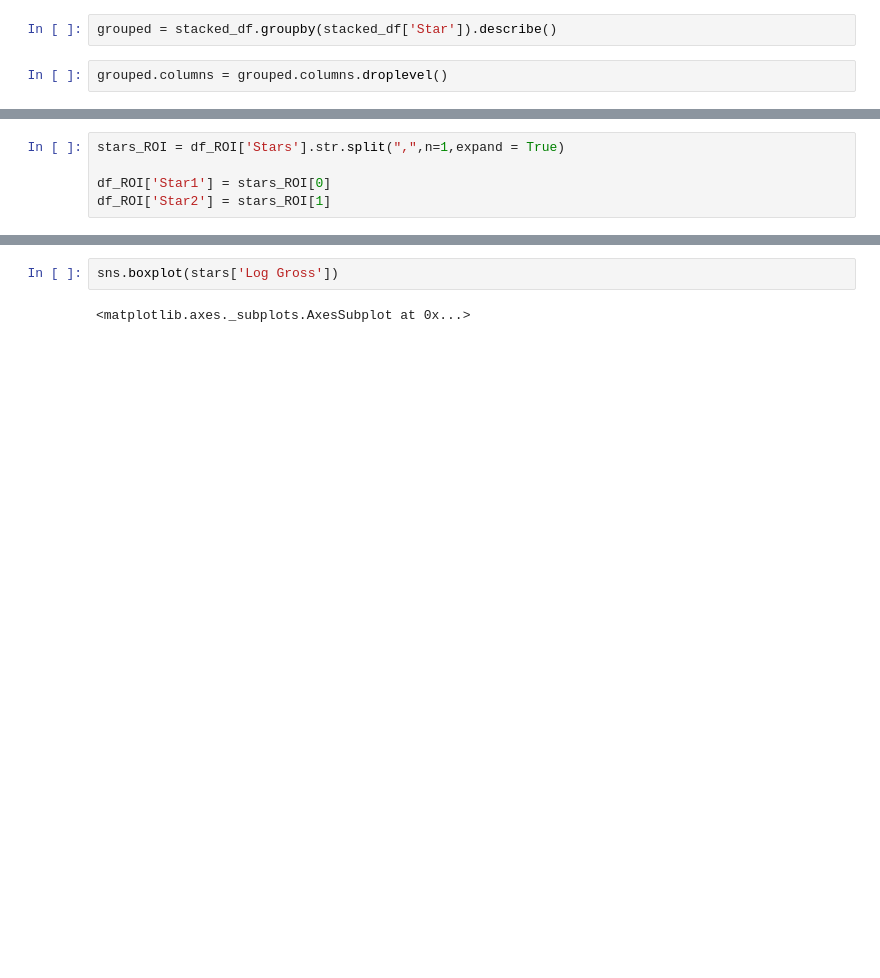
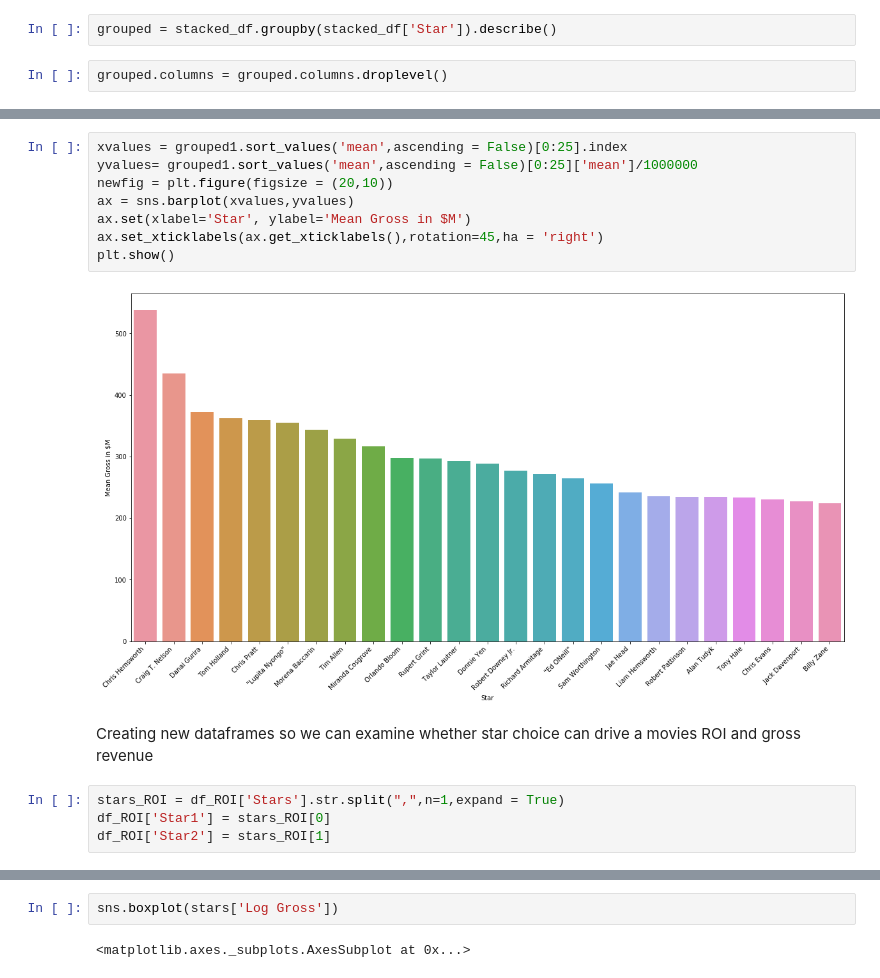
Before and after one commit to CaryMosley/Mod1Project, a Jupyter notebook: CaryDataAnalysis.ipynb, the cells around one changed output, grey strips where cells are left out. Cells and saved outputs as stored; diff of their text form; blank space fills up the shorter version.

```diff
--- a/CaryDataAnalysis.ipynb
+++ b/CaryDataAnalysis.ipynb
@@ -196,5 +203,16 @@ grouped2.sort_values('mean',ascending = False)
+# %%
+xvalues = grouped1.sort_values('mean',ascending = False)[0:25].index
+yvalues= grouped1.sort_values('mean',ascending = False)[0:25]['mean']/1000000
+newfig = plt.figure(figsize = (20,10))
+ax = sns.barplot(xvalues,yvalues)
+ax.set(xlabel='Star', ylabel='Mean Gross in $M')
+ax.set_xticklabels(ax.get_xticklabels(),rotation=45,ha = 'right')
+plt.show()
+# %% [output]
+[figure, added]
+# %% [markdown]
+Creating new dataframes so we can examine whether star choice can drive a movies ROI and gross revenue
 # %%
 stars_ROI = df_ROI['Stars'].str.split(",",n=1,expand = True)
-
 df_ROI['Star1'] = stars_ROI[0]
 df_ROI['Star2'] = stars_ROI[1]
```
Also changed, not shown: parts of 27 cells of this notebook.
